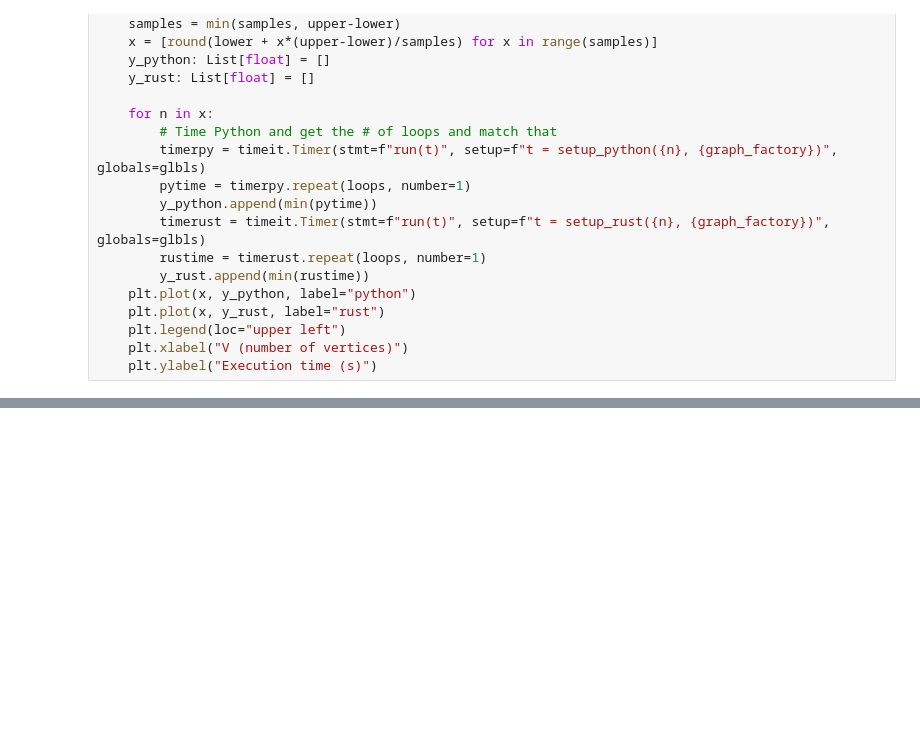
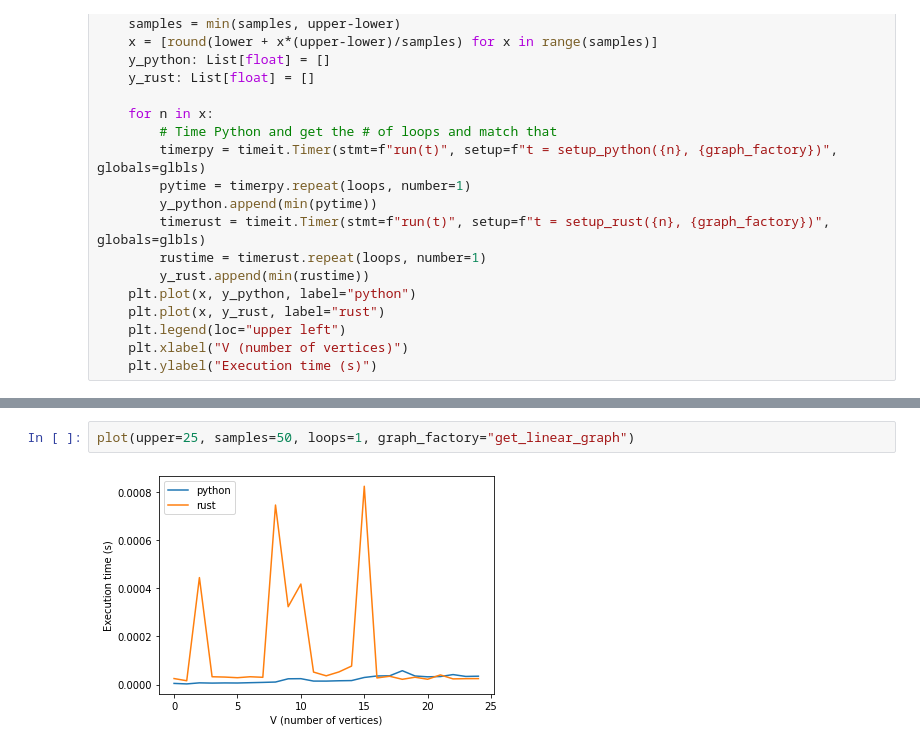
Before and after one commit to adriangb/graphlib2, a Jupyter notebook: bench.ipynb, the cells around one changed output, grey strips where cells are left out. Saved outputs shown, nothing was run; the diff lists cells and outputs as text; blank space fills up the shorter version.

```diff
--- a/bench.ipynb
+++ b/bench.ipynb
@@ -84,0 +85,4 @@ plot(upper=100_000, samples=35, loops=1, graph_factory="get_branched_graph")
+# %%
+plot(upper=25, samples=50, loops=1, graph_factory="get_linear_graph")
+# %% [output]
+[figure, added]
```
Also changed, not shown: parts of 2 cells of this notebook, 3 other files.
